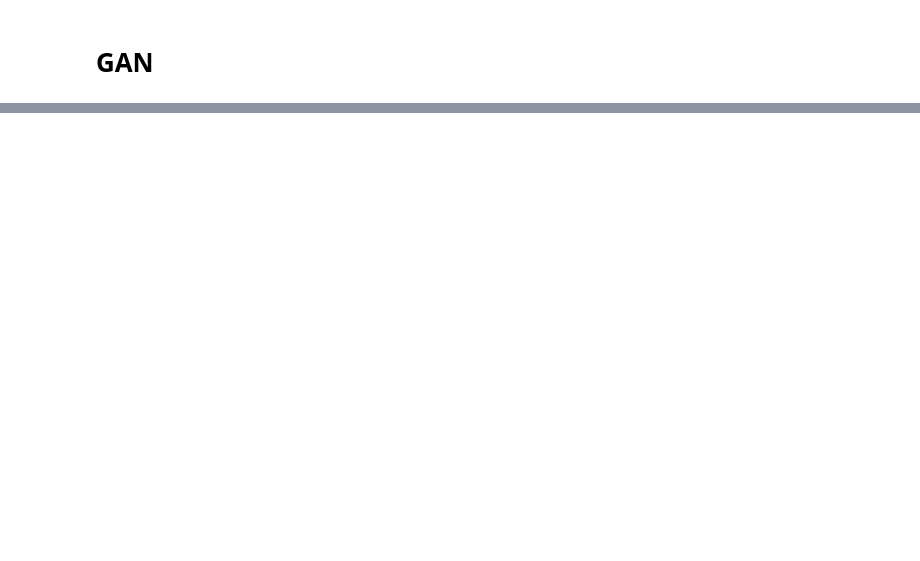
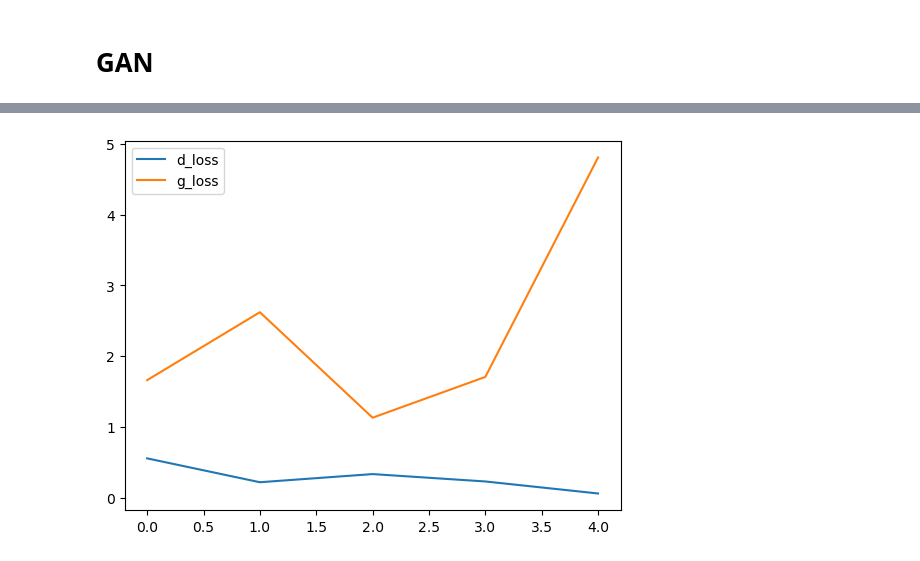
Before and after one commit to Gazeux33/Generative-Deep-Learning, a Jupyter notebook: GAN/GAN_MNIST.ipynb, the cells around one changed output, grey strips where cells are left out. Saved outputs shown, nothing was run; the diff lists cells and outputs as text; code cells hidden in the pictures; blank space fills up the shorter version.

```diff
--- a/GAN/GAN_MNIST.ipynb
+++ b/GAN/GAN_MNIST.ipynb
@@ -125,0 +191,32 @@ _________________________________________________________________
+# %%
+dcgan = DCGAN(discrminator,generator)
+# %%
+d_opt = optimizers.legacy.Adam()
+g_opt = optimizers.legacy.Adam()
+loss_fn = losses.BinaryCrossentropy()
+
+dcgan.compile(d_opt,g_opt,loss_fn)
+# %%
+class ImageGenerator(callbacks.Callback):
+    def __init__(self, num_img, latent_dim,save_dir):
+        super().__init__()
+        self.num_img = num_img
+        self.latent_dim = latent_dim
+        self.save_dir = save_dir
+
+    def on_epoch_end(self, epoch, logs=None):
+
+        if not os.path.exists(self.save_dir):
+            os.mkdir(self.save_dir)
+        random_latent_vectors = tf.random.normal(
+            shape=(self.num_img, self.latent_dim)
+        )
+        generated_images = self.model.generator(random_latent_vectors)
+        generated_images = generated_images.numpy()
+        for i, image in enumerate(generated_images):
+            plt.imshow(image,cmap="gray")
+            plt.axis('off')
+            plt.savefig(os.path.join(self.save_dir, f'generated_image_{epoch}_{i}.png'))
+            plt.close()
+# %%
+hist = dcgan.fit(train,epochs=EPOCH,callbacks=ImageGenerator(1,Z_DIM,"callbacks"))
@@ -125,0 +236,7 @@ _________________________________________________________________
+# %%
+for key in hist.history:
+    plt.plot(hist.history[key],label=key)
+plt.legend()
+plt.show()
+# %% [output]
+[figure, added]
```
Also changed, not shown: parts of 8 cells of this notebook, 2 other files.
